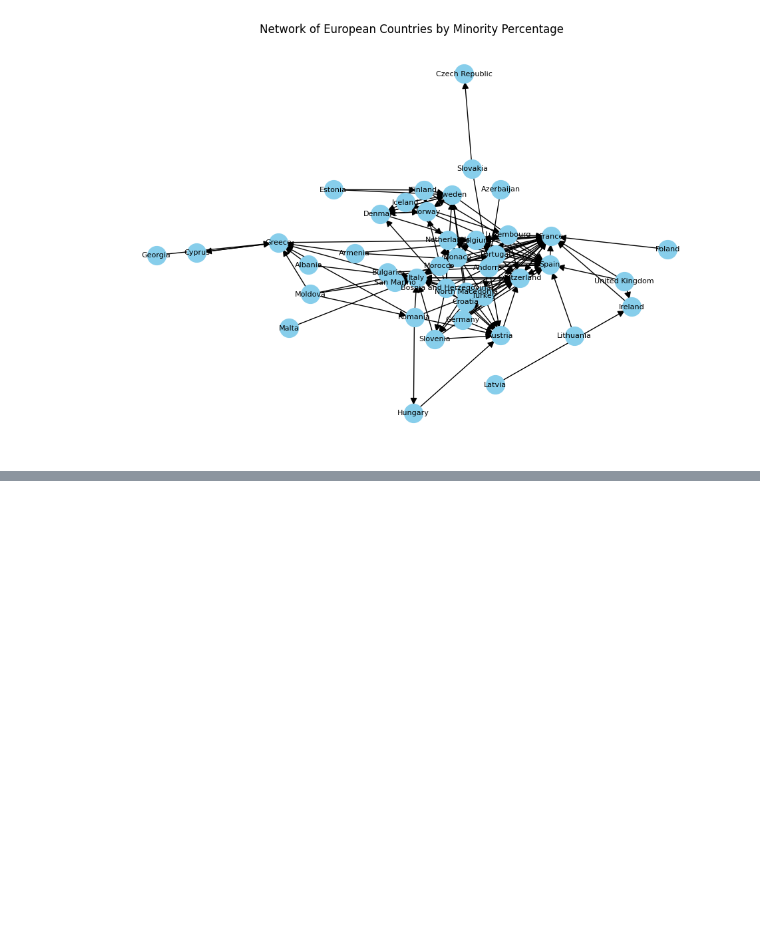
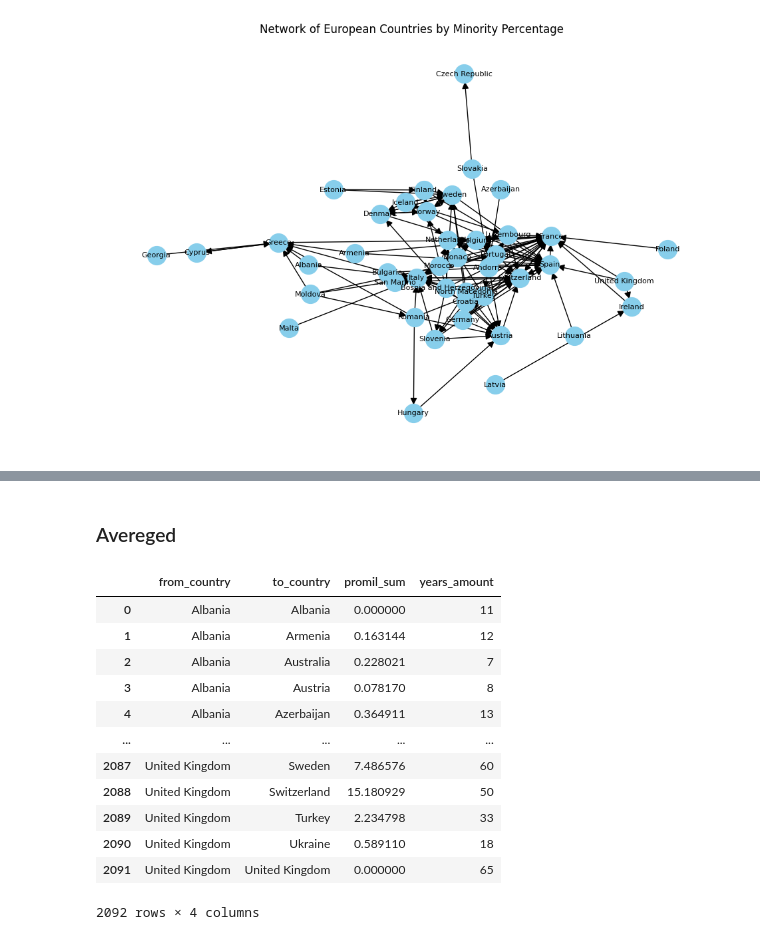
Before and after one commit to RichardStaszkiewicz/WUT-TASS-Eurovision-vs-Minorities, a Jupyter notebook: analyze.ipynb, the cells around one changed output, grey strips where cells are left out. Saved outputs shown, nothing was run; the diff lists cells and outputs as text; code cells hidden in the pictures; blank space fills up the shorter version.

Commit message:
[Avg Eurovision] Significance analysis of avereged out eurovision

```diff
--- a/analyze.ipynb
+++ b/analyze.ipynb
@@ -103,0 +130,19 @@ vizualize(sig_matrix[sig_matrix['significant_zscore']])
+# %% [markdown]
+### Avereged
+# %%
+avg = euro[['from_country', 'to_country', 'promil_scale']].groupby(['from_country', 'to_country']).sum().merge(euro[['from_country', 'to_country', 'year']].groupby(['from_country', 'to_country']).count(), on=['from_country', 'to_country']).rename(columns={'promil_scale': 'promil_sum', 'year': 'years_amount'}).reset_index()
+avg
+# %% [output]
+|  | from_country | to_country | promil_sum | years_amount |
+| 0 | Albania | Albania | 0.000000 | 11 |
+| 1 | Albania | Armenia | 0.163144 | 12 |
+| 2 | Albania | Australia | 0.228021 | 7 |
+| 3 | Albania | Austria | 0.078170 | 8 |
+| 4 | Albania | Azerbaijan | 0.364911 | 13 |
+| ... | ... | ... | ... | ... |
+| 2087 | United Kingdom | Sweden | 7.486576 | 60 |
+| 2088 | United Kingdom | Switzerland | 15.180929 | 50 |
+| 2089 | United Kingdom | Turkey | 2.234798 | 33 |
+| 2090 | United Kingdom | Ukraine | 0.589110 | 18 |
+| 2091 | United Kingdom | United Kingdom | 0.000000 | 65 |
+2092 rows × 4 columns
```
Also changed, not shown: parts of 21 cells of this notebook.
